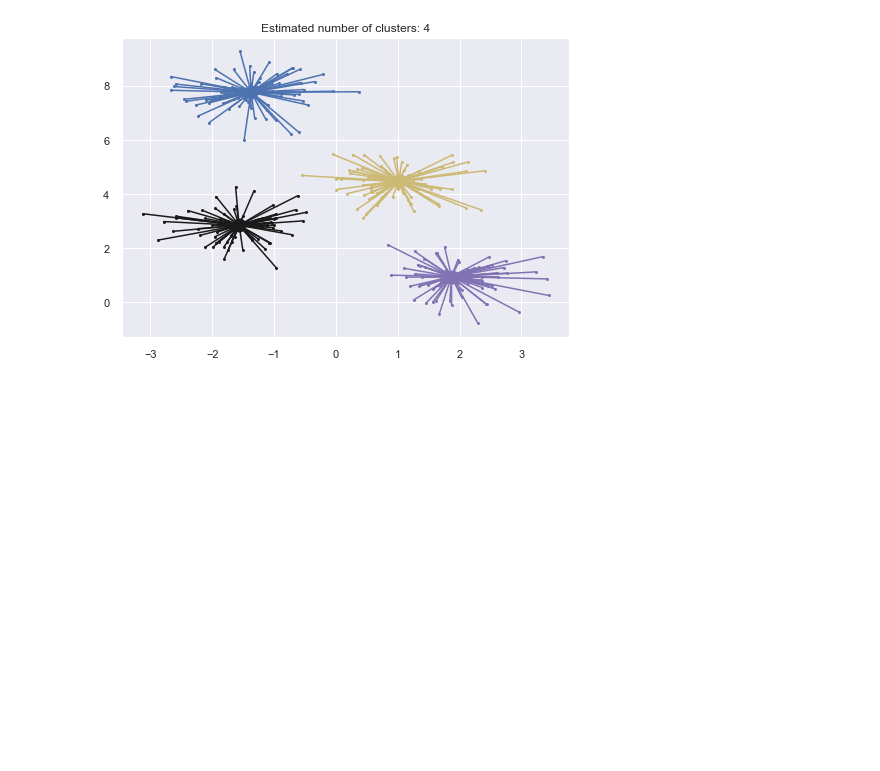
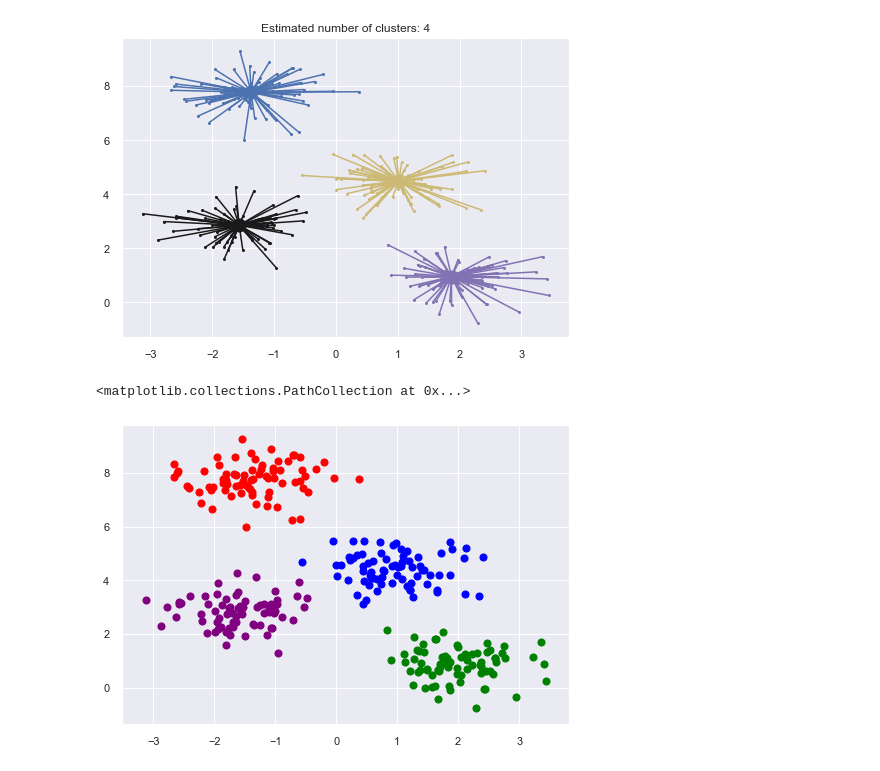
Before and after one commit to Esavoye/Data_Science_Career_Track, a Jupyter notebook: Mini_Projects/Unit_10_Customer_Segmentation/clustering/Mini_Project_Clustering.ipynb, the cells around one changed output. Drawn from its saved outputs; the diff is of its cells as text; code cells hidden in the pictures; blank space fills up the shorter version.

Commit message:
more cluster

```diff
--- a/Mini_Projects/Unit_10_Customer_Segmentation/clustering/Mini_Project_Clustering.ipynb
+++ b/Mini_Projects/Unit_10_Customer_Segmentation/clustering/Mini_Project_Clustering.ipynb
@@ -632,3 +632,18 @@ plt.title('Estimated number of clusters: %d' % n_clusters_)
 # %% [output]
 Text(0.5, 1.0, 'Estimated number of clusters: 4')
 [figure]
+# %%
+from sklearn.cluster import AgglomerativeClustering
+
+model = AgglomerativeClustering(n_clusters=4, affinity='euclidean', linkage='ward')
+model.fit(X)
+labels = model.labels_
+
+plt.scatter(X[labels==0, 0], X[labels==0, 1], s=50, marker='o', color='red')
+plt.scatter(X[labels==1, 0], X[labels==1, 1], s=50, marker='o', color='blue')
+plt.scatter(X[labels==2, 0], X[labels==2, 1], s=50, marker='o', color='green')
+plt.scatter(X[labels==3, 0], X[labels==3, 1], s=50, marker='o', color='purple')
+# plt.scatter(X[labels==4, 0], X[labels==4, 1], s=50, marker='o', color='orange')
+# %% [output]
+<matplotlib.collections.PathCollection at 0x...>
+[figure, added]
```
